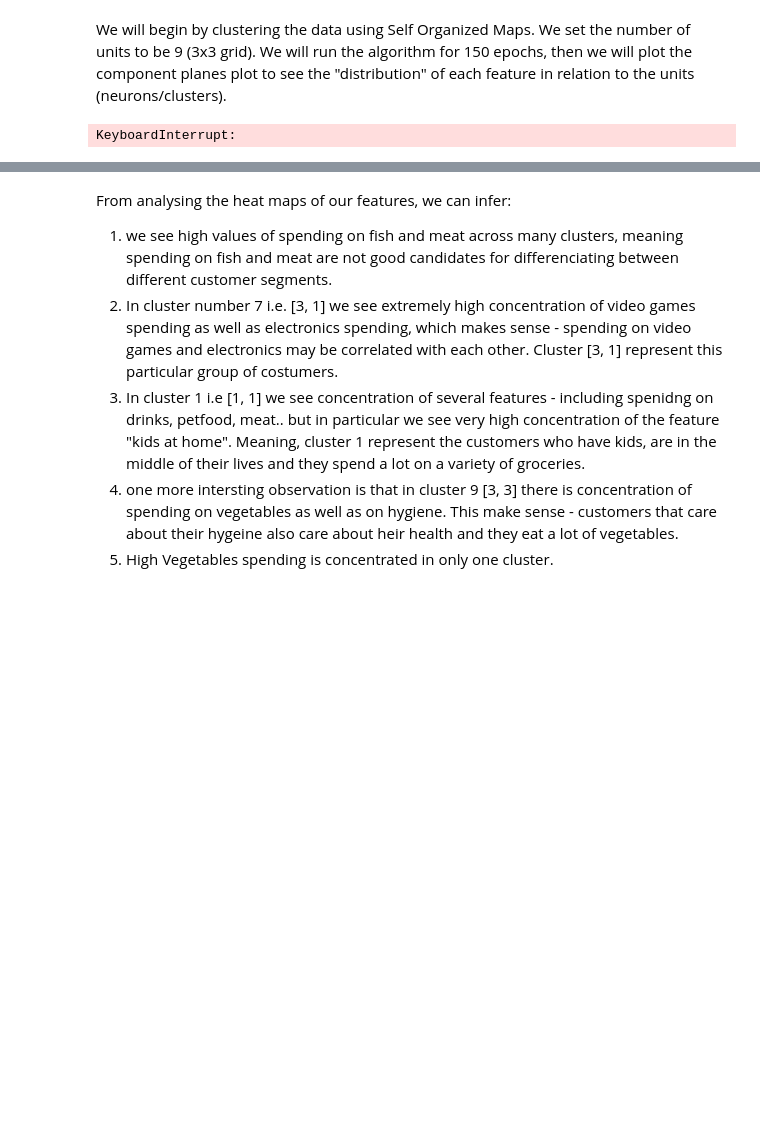
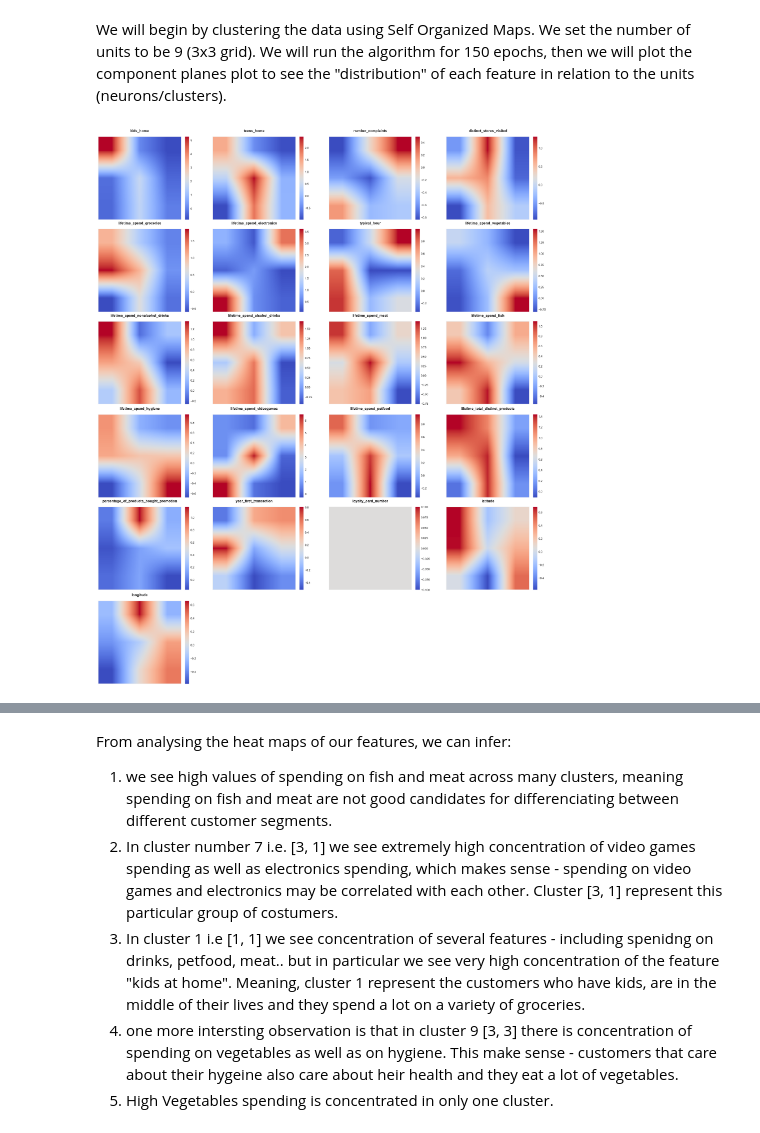
Before and after one commit to yair19-meet/Unsupervised-Learning-Project, a Jupyter notebook: src/report.ipynb, the cells around one changed output, grey strips where cells are left out. Cells and saved outputs as stored; diff of their text form; code cells hidden in the pictures; blank space fills up the shorter version.

```diff
--- a/src/report.ipynb
+++ b/src/report.ipynb
@@ -33,16 +33,24 @@ We set the number of units to be 9 (3x3 grid).
 We will run the algorithm for 150 epochs, then we will plot the component planes plot to see the "distribution"
 of each feature in relation to the units (neurons/clusters).
 # %%
-# we initialize a SOM object with a sigma of 1 (that will be used in the equation of "how far" two units are from each other),
-# we initialize the learning rate to be 0.5, the dimensions are the amount of features, number of cluster=9,
-# the range of the initial values of the units are within the [-1, 1] range.
-# we iterate the algorithm 150 times. The random seed we set to 7 (for results reproducability)
-som = SOM(sigma=1, alpha=0.5, dimensions=21, k=9, low_range=-1, high_range=1, epochs=150, random_seed=7)
+som_params = {
+    "sigma": 1,       # sigma will be used in the equation of "how far" two units are from each other
+    "alpha": 0.5,     # the learning rate
+    "dimensions": 21, # amount of features
+    "k": 9,           # amount of units
+    "low_range": -1,  # the range of the initial vlaues of the units will be within [-1, 1]
+    "high_range": 1,
+    "epochs": 150,    # we iterate through the algorithm 150 times
+    "random_seed": 7  # random seed set to 7
+}
+
+# Initializing a SOM object
+som = SOM(**som_params)
 history = som.algorithm(data_for_clustering.values, data_for_clustering.columns)
 
 som.plot_component_planes()
 # %% [output]
-KeyboardInterrupt:
+[figure, added]
 # %% [markdown]
 ![alt text](../compplanesfinal.png)
 # %% [markdown]
```
Also changed, not shown: parts of 1 cell of this notebook.
